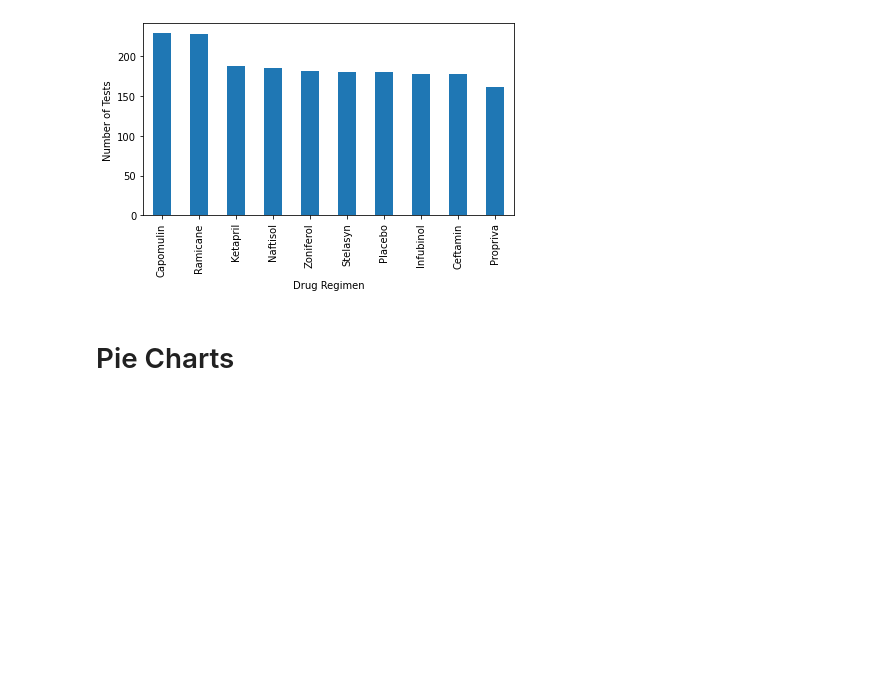
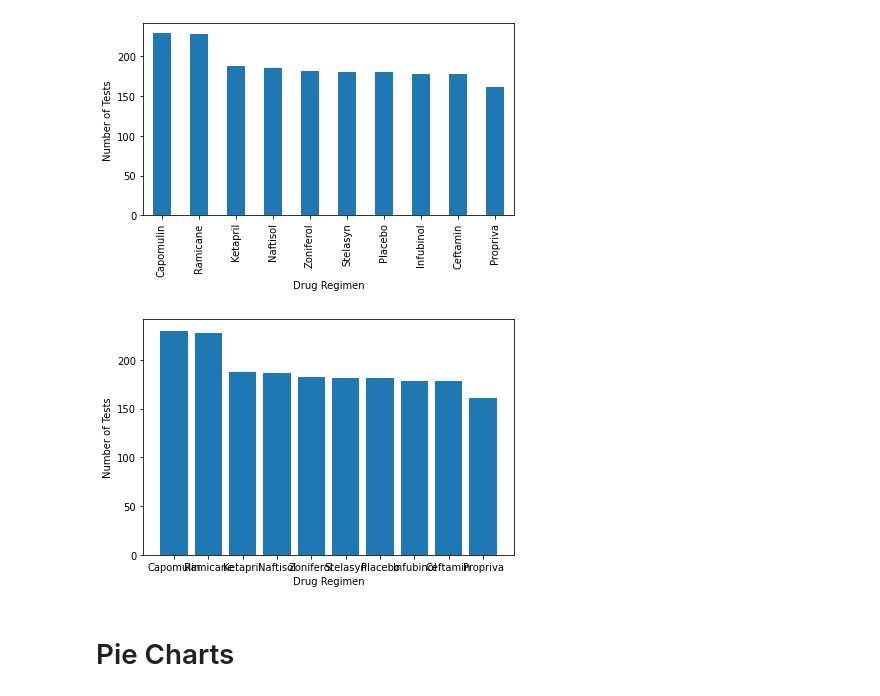
Before and after one commit to josiedeleon/Matplotlib--The-Power-of-Plots, a Jupyter notebook: Pymaceuticals.ipynb, the cells around one changed output. Cells and saved outputs as stored; diff of their text form; code cells hidden in the pictures; blank space fills up the shorter version.

Commit message:
add matplot bar chart

```diff
--- a/Pymaceuticals.ipynb
+++ b/Pymaceuticals.ipynb
@@ -199,3 +197,12 @@ plt.tight_layout()
+# %%
+#Matplot Bar Chart
+num_regimens = clean_mouse_data['Drug Regimen'].value_counts()
+plt.bar(num_regimens.index.values,num_regimens.values)
+plt.xlabel('Drug Regimen')
+plt.ylabel('Number of Tests')
+plt.tight_layout()
+# %% [output]
+[figure, added]
 # %% [markdown]
 # Pie Charts
 # %%
```
Also changed, not shown: parts of 1 cell of this notebook.
